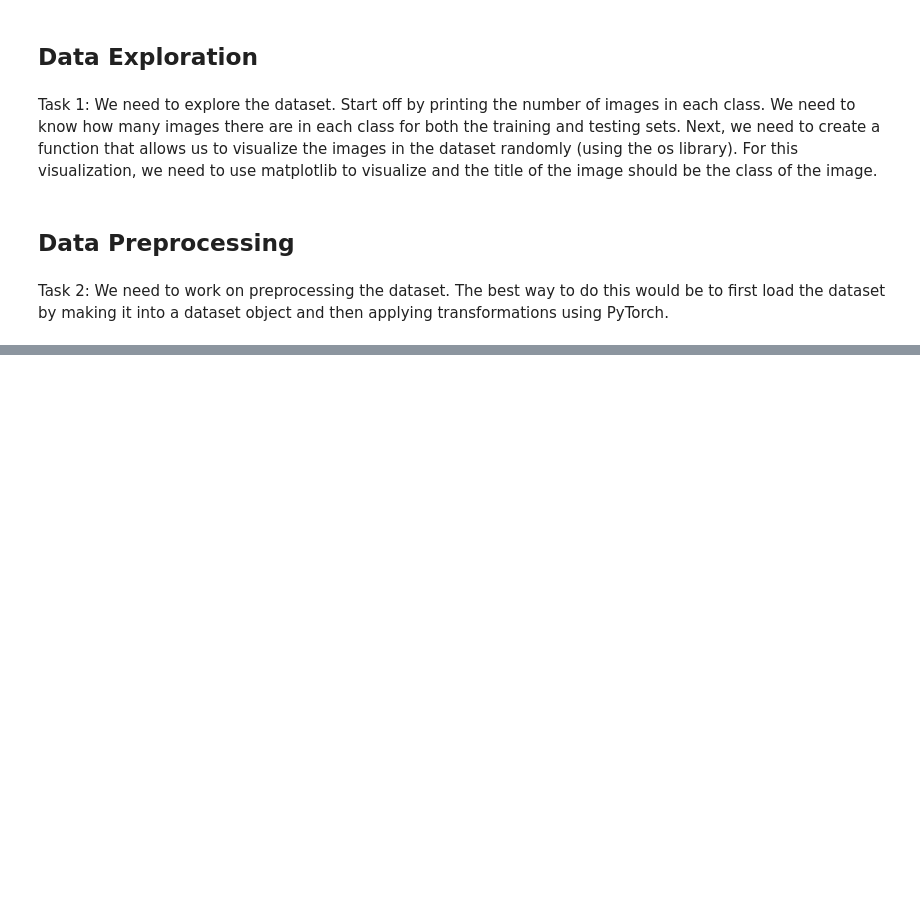
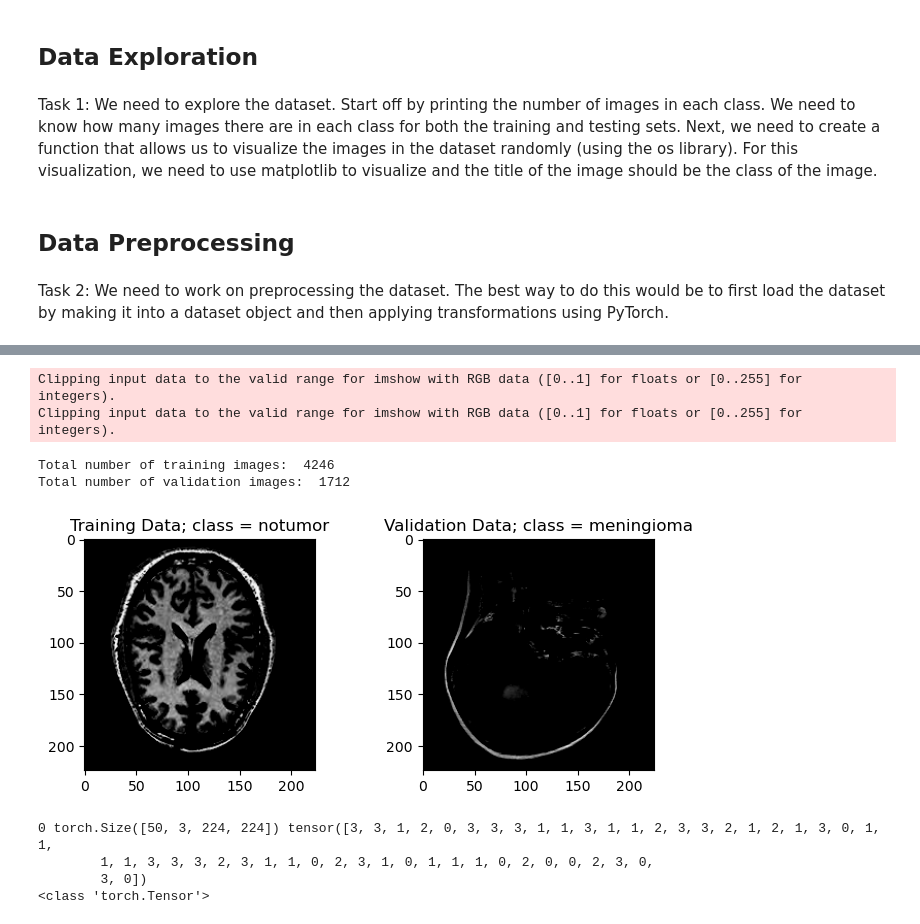
Before and after one commit to leesadie/Brain-Tumor-Detection, a Jupyter notebook: main.ipynb, the cells around one changed output, grey strips where cells are left out. Drawn from its saved outputs; the diff is of its cells as text; code cells hidden in the pictures; blank space fills up the shorter version.

```diff
--- a/main.ipynb
+++ b/main.ipynb
@@ -45,0 +142,35 @@ class MRIData(torch.utils.data.Dataset):
+# %%
+data_transform = transforms.Compose(
+    [transforms.ToTensor(),
+     transforms.RandomVerticalFlip(),
+     transforms.RandomHorizontalFlip(),
+     transforms.Resize((224, 224)),
+     transforms.Normalize((0.5), (0.5))]
+)
+
+data_train = MRIDataset(train_dict, transform=data_transform)
+data_valid = MRIDataset(valid_dict, transform=data_transform)
+# %%
+t_idx = np.random.randint(0, len(data_train))
+v_idx = np.random.randint(0, len(data_valid))
+
+print("Total number of training images: ", len(data_train))
+print("Total number of validation images: ", len(data_valid))
+
+t_img, t_label = data_train[t_idx]
+v_img, v_label = data_valid[v_idx]
+
+plt.figure(figsize=(8,3))
+plt.subplot(121)
+plt.imshow(t_img.numpy().transpose(1,2,0))
+plt.title(f'Training Data; class = {classes[t_label]}')
+plt.subplot(122)
+plt.imshow(v_img.numpy().transpose(1,2,0))
+plt.title(f'Validation Data; class = {classes[v_label]}')
+plt.show()
+# %% [output]
+Clipping input data to the valid range for imshow with RGB data ([0..1] for floats or [0..255] for integers).
+Clipping input data to the valid range for imshow with RGB data ([0..1] for floats or [0..255] for integers).
+Total number of training images:  4246
+Total number of validation images:  1712
+[figure, added]
@@ -45,0 +180,10 @@ class MRIData(torch.utils.data.Dataset):
+# %%
+for i_batch, sample_batched in enumerate(train_loader):
+    print(i_batch, sample_batched[0].size(), sample_batched[1])
+    print(type(sample_batched[0]))
+    break
+# %% [output]
+0 torch.Size([50, 3, 224, 224]) tensor([3, 3, 1, 2, 0, 3, 3, 3, 1, 1, 3, 1, 1, 2, 3, 3, 2, 1, 2, 1, 3, 0, 1, 1,
+        1, 1, 3, 3, 3, 2, 3, 1, 1, 0, 2, 3, 1, 0, 1, 1, 1, 0, 2, 0, 0, 2, 3, 0,
+        3, 0])
+<class 'torch.Tensor'>
```
Also changed, not shown: parts of 16 cells of this notebook, 1 other file.
